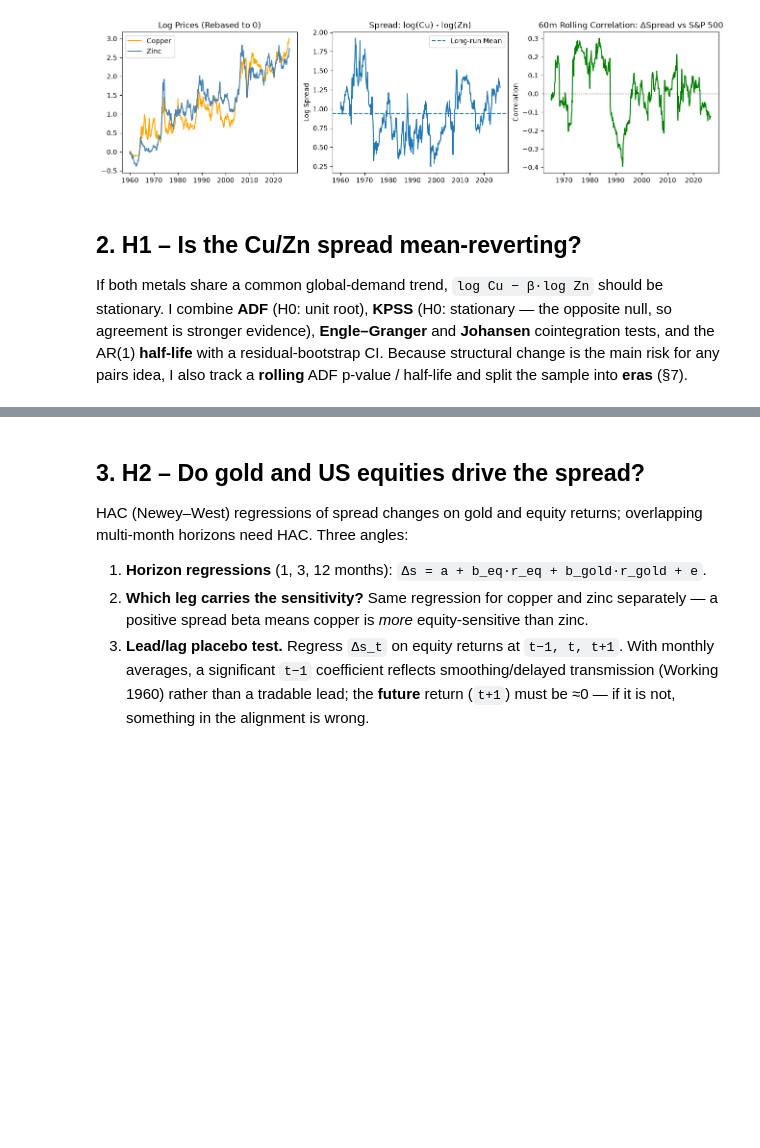
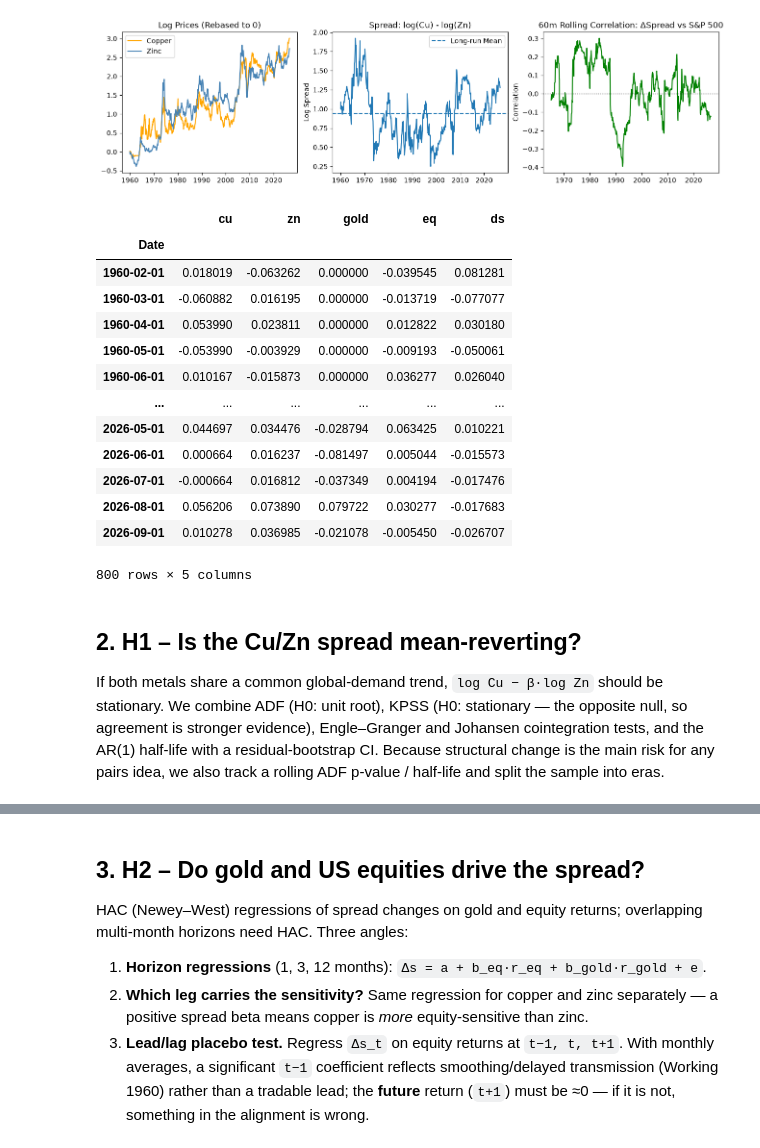
Before and after one commit to Angelaa6/ML-portfolio-mgt_Copper, a Jupyter notebook: main.ipynb, the cells around one changed output, grey strips where cells are left out. Drawn from its saved outputs; the diff is of its cells as text; code cells hidden in the pictures; blank space fills up the shorter version.

```diff
--- a/main.ipynb
+++ b/main.ipynb
@@ -173,7 +176,33 @@ ax[2].set_ylabel("Correlation")
 # %% [output]
 Text(0, 0.5, 'Correlation')
 [figure]
+# %%
+NAMES = {"Copper": "cu", "Zinc": "zn", "Gold": "gold", "SP500": "eq",
+         "Aluminum": "al", "Aluminium": "al", "Lead": "pb", "Nickel": "ni", "Oil": "oil"}
+raw = df.rename(columns=NAMES).drop(columns=["Spread"], errors="ignore")
+raw["Date"] = pd.to_datetime(raw["Date"])
+raw = raw.set_index("Date").sort_index().apply(pd.to_numeric, errors="coerce")
+raw = raw.dropna(subset=["cu", "zn", "gold", "eq"])
+lev = np.log(raw)                                          # log levels (monthly averages)
+rets = lev[["cu", "zn", "gold", "eq"]].diff().dropna()    # monthly log returns
+s = lev["cu"] - lev["zn"]                                  # log Cu/Zn ratio = "spread"
+rets["ds"] = rets["cu"] - rets["zn"]                       # spread change
+# %% [output]
+|  | cu | zn | gold | eq | ds |
+| Date |  |  |  |  |  |
+| 1960-02-01 | 0.018019 | -0.063262 | 0.000000 | -0.039545 | 0.081281 |
+| 1960-03-01 | -0.060882 | 0.016195 | 0.000000 | -0.013719 | -0.077077 |
+| 1960-04-01 | 0.053990 | 0.023811 | 0.000000 | 0.012822 | 0.030180 |
+| 1960-05-01 | -0.053990 | -0.003929 | 0.000000 | -0.009193 | -0.050061 |
+| 1960-06-01 | 0.010167 | -0.015873 | 0.000000 | 0.036277 | 0.026040 |
+| ... | ... | ... | ... | ... | ... |
+| 2026-05-01 | 0.044697 | 0.034476 | -0.028794 | 0.063425 | 0.010221 |
+| 2026-06-01 | 0.000664 | 0.016237 | -0.081497 | 0.005044 | -0.015573 |
+| 2026-07-01 | -0.000664 | 0.016812 | -0.037349 | 0.004194 | -0.017476 |
+| 2026-08-01 | 0.056206 | 0.073890 | 0.079722 | 0.030277 | -0.017683 |
+| 2026-09-01 | 0.010278 | 0.036985 | -0.021078 | -0.005450 | -0.026707 |
+800 rows × 5 columns
 # %% [markdown]
 ## 2. H1 – Is the Cu/Zn spread mean-reverting?
 
-If both metals share a common global-demand trend, `log Cu − β·log Zn` should be stationary. I combine **ADF** (H0: unit root), **KPSS** (H0: stationary — the opposite null, so agreement is stronger evidence), **Engle–Granger** and **Johansen** cointegration tests, and the AR(1) **half-life** with a residual-bootstrap CI. Because structural change is the main risk for any pairs idea, I also track a **rolling** ADF p-value / half-life and split the sample into **eras** (§7).
+If both metals share a common global-demand trend, `log Cu − β·log Zn` should be stationary. We combine ADF (H0: unit root), KPSS (H0: stationary — the opposite null, so agreement is stronger evidence), Engle–Granger and Johansen cointegration tests, and the AR(1) half-life with a residual-bootstrap CI. Because structural change is the main risk for any pairs idea, we also track a rolling ADF p-value / half-life and split the sample into eras.
```
Also changed, not shown: parts of 5 cells of this notebook.
